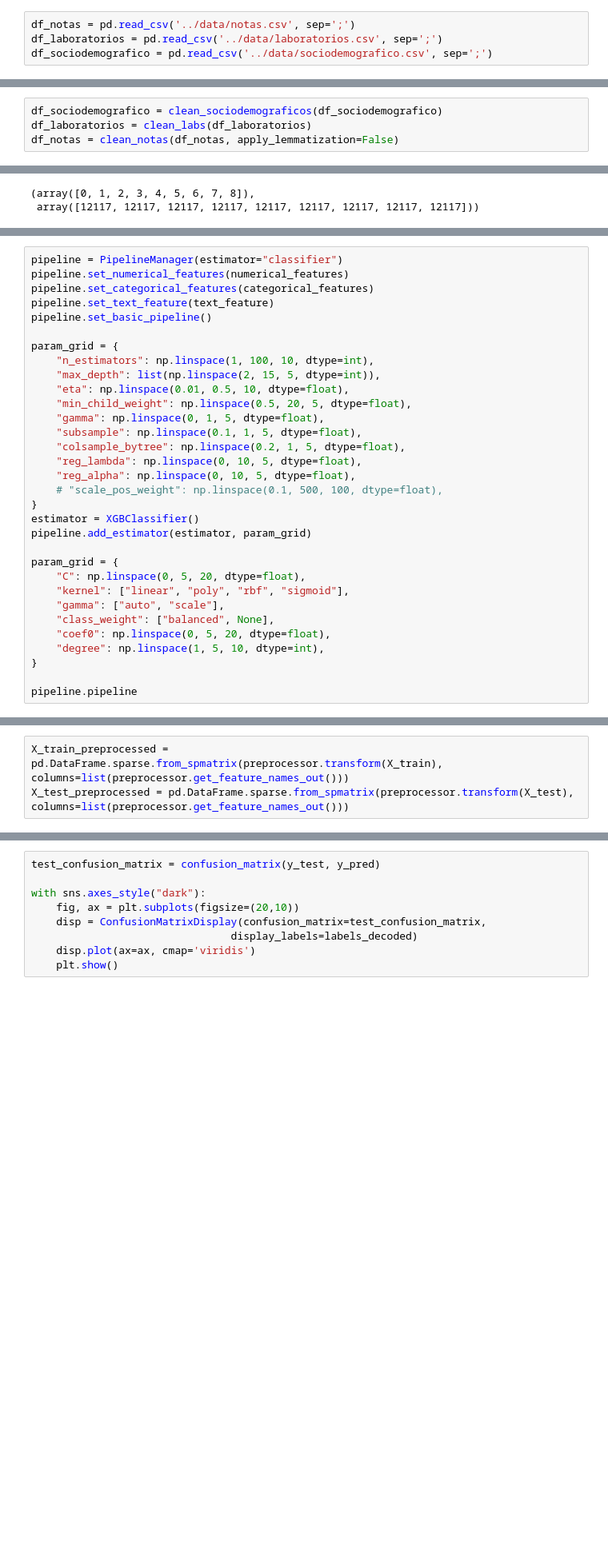
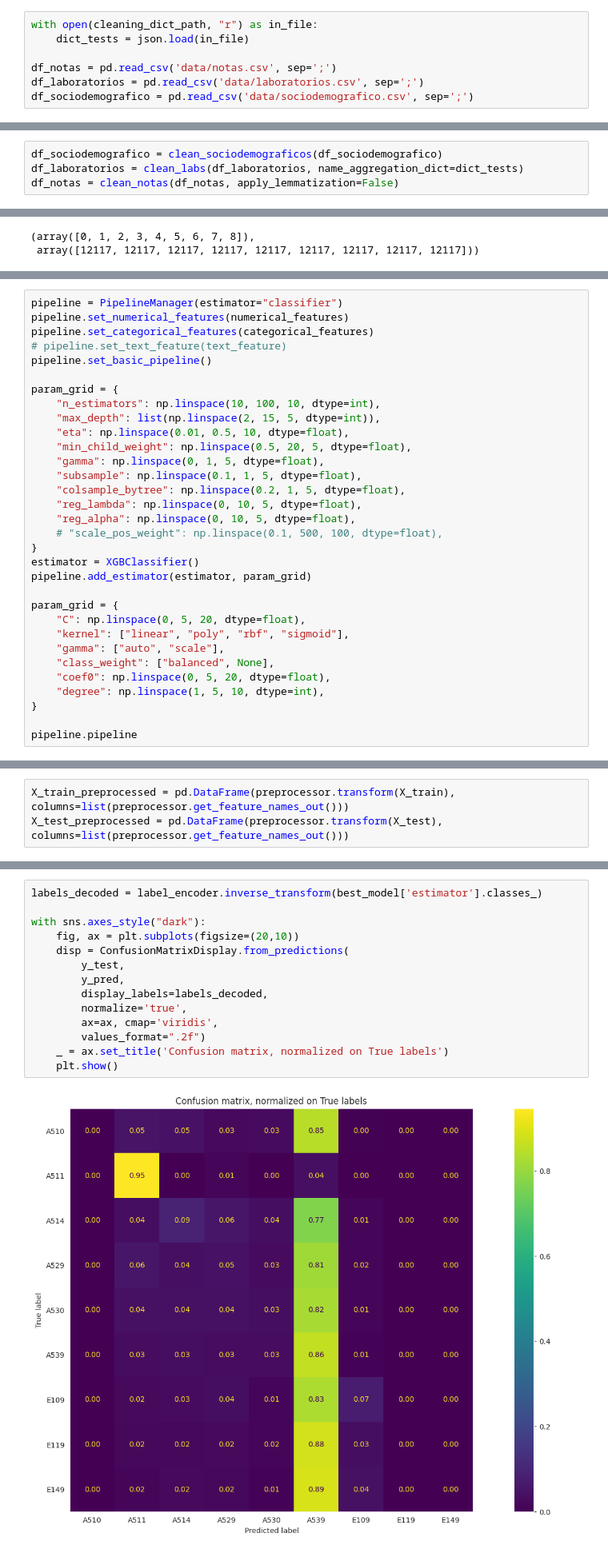
Before and after one commit to JuanGomez12/DataScience4AllProject, a Jupyter notebook: scripts/train_deep_ml.ipynb, the cells around one changed output, grey strips where cells are left out. Shown: that part at 80% size. Saved outputs shown, nothing was run; the diff lists cells and outputs as text; blank space fills up the shorter version.

```diff
--- a/scripts/train_deep_ml.ipynb
+++ b/scripts/train_deep_ml.ipynb
@@ -46,9 +53,12 @@ save_path = Path('data') / 'output' / 'best_model.pickle'
 # %% [markdown]
 ## Data setup
 # %%
-df_notas = pd.read_csv('../data/notas.csv', sep=';')
-df_laboratorios = pd.read_csv('../data/laboratorios.csv', sep=';')
-df_sociodemografico = pd.read_csv('../data/sociodemografico.csv', sep=';')
+with open(cleaning_dict_path, "r") as in_file:
+    dict_tests = json.load(in_file)
+
+df_notas = pd.read_csv('data/notas.csv', sep=';')
+df_laboratorios = pd.read_csv('data/laboratorios.csv', sep=';')
+df_sociodemografico = pd.read_csv('data/sociodemografico.csv', sep=';')
 # %%
 df_notas.head()
 # %% [output]
@@ -89,7 +99,7 @@ df_notas.head()
 ## Data Cleaning
 # %%
 df_sociodemografico = clean_sociodemograficos(df_sociodemografico)
-df_laboratorios = clean_labs(df_laboratorios)
+df_laboratorios = clean_labs(df_laboratorios, name_aggregation_dict=dict_tests)
 df_notas = clean_notas(df_notas, apply_lemmatization=False)
 # %% [markdown]
 ### Merge the sociodemographic data with the medical notes dataset
@@ -208,11 +218,11 @@ categorical_features = [
 pipeline = PipelineManager(estimator="classifier")
 pipeline.set_numerical_features(numerical_features)
 pipeline.set_categorical_features(categorical_features)
-pipeline.set_text_feature(text_feature)
+# pipeline.set_text_feature(text_feature)
 pipeline.set_basic_pipeline()
 
 param_grid = {
-    "n_estimators": np.linspace(1, 100, 10, dtype=int),
+    "n_estimators": np.linspace(10, 100, 10, dtype=int),
     "max_depth": list(np.linspace(2, 15, 5, dtype=int)),
     "eta": np.linspace(0.01, 0.5, 10, dtype=float),
     "min_child_weight": np.linspace(0.5, 20, 5, dtype=float),
@@ -308,4 +325,4 @@ AttributeError: 'PipelineManager' object has no attribute 'cv_results'
 # %%
-X_train_preprocessed = pd.DataFrame.sparse.from_spmatrix(preprocessor.transform(X_train), columns=list(preprocessor.get_feature_names_out()))
-X_test_preprocessed = pd.DataFrame.sparse.from_spmatrix(preprocessor.transform(X_test), columns=list(preprocessor.get_feature_names_out()))
+X_train_preprocessed = pd.DataFrame(preprocessor.transform(X_train), columns=list(preprocessor.get_feature_names_out()))
+X_test_preprocessed = pd.DataFrame(preprocessor.transform(X_test), columns=list(preprocessor.get_feature_names_out()))
 # %% [output]
@@ -351,12 +439,19 @@ class_report
 # %%
-test_confusion_matrix = confusion_matrix(y_test, y_pred)
+labels_decoded = label_encoder.inverse_transform(best_model['estimator'].classes_)
 
 with sns.axes_style("dark"):
     fig, ax = plt.subplots(figsize=(20,10))
-    disp = ConfusionMatrixDisplay(confusion_matrix=test_confusion_matrix,
-                                display_labels=labels_decoded)
-    disp.plot(ax=ax, cmap='viridis')
+    disp = ConfusionMatrixDisplay.from_predictions(
+        y_test,
+        y_pred,
+        display_labels=labels_decoded,
+        normalize='true',
+        ax=ax, cmap='viridis',
+        values_format=".2f")
+    _ = ax.set_title('Confusion matrix, normalized on True labels')
     plt.show()
+# %% [output]
+[figure, added]
 # %%
 score = {'confusion_matrix':test_confusion_matrix, 'classification_report':class_report}
 # %% [markdown]
```
Also changed, not shown: parts of 12 cells of this notebook.
